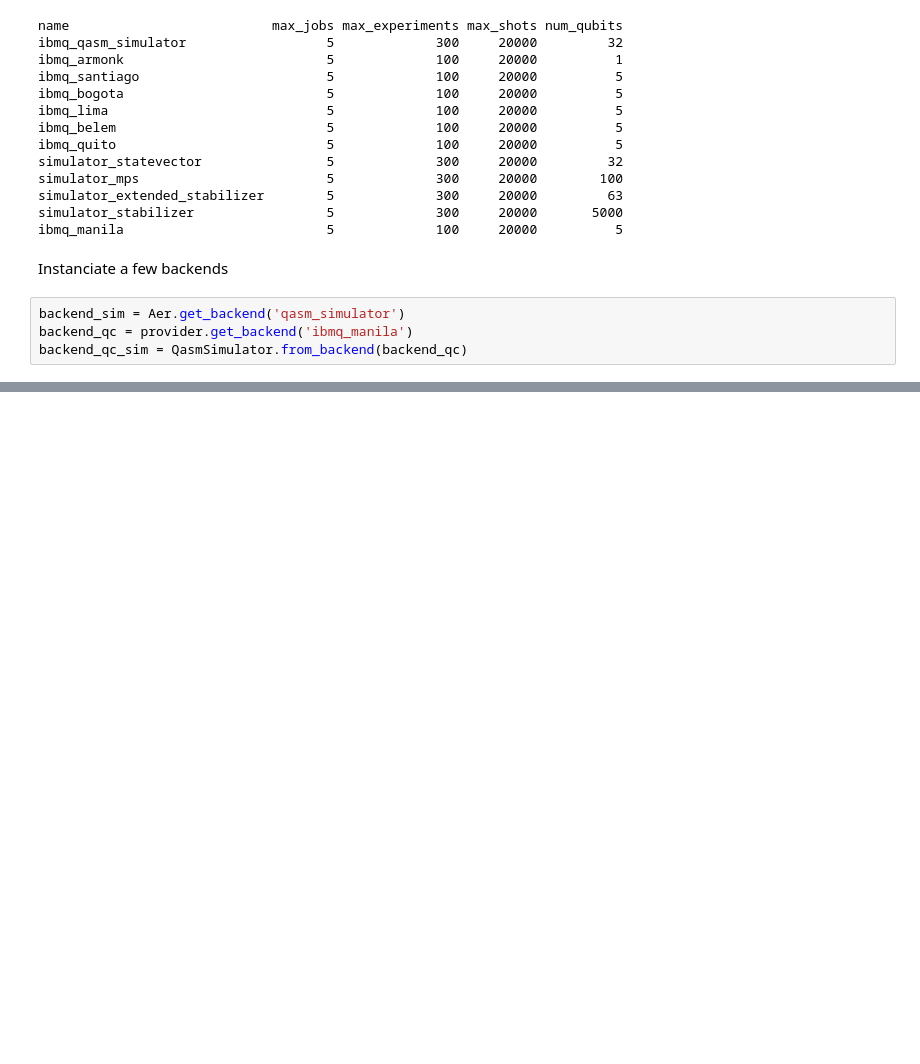
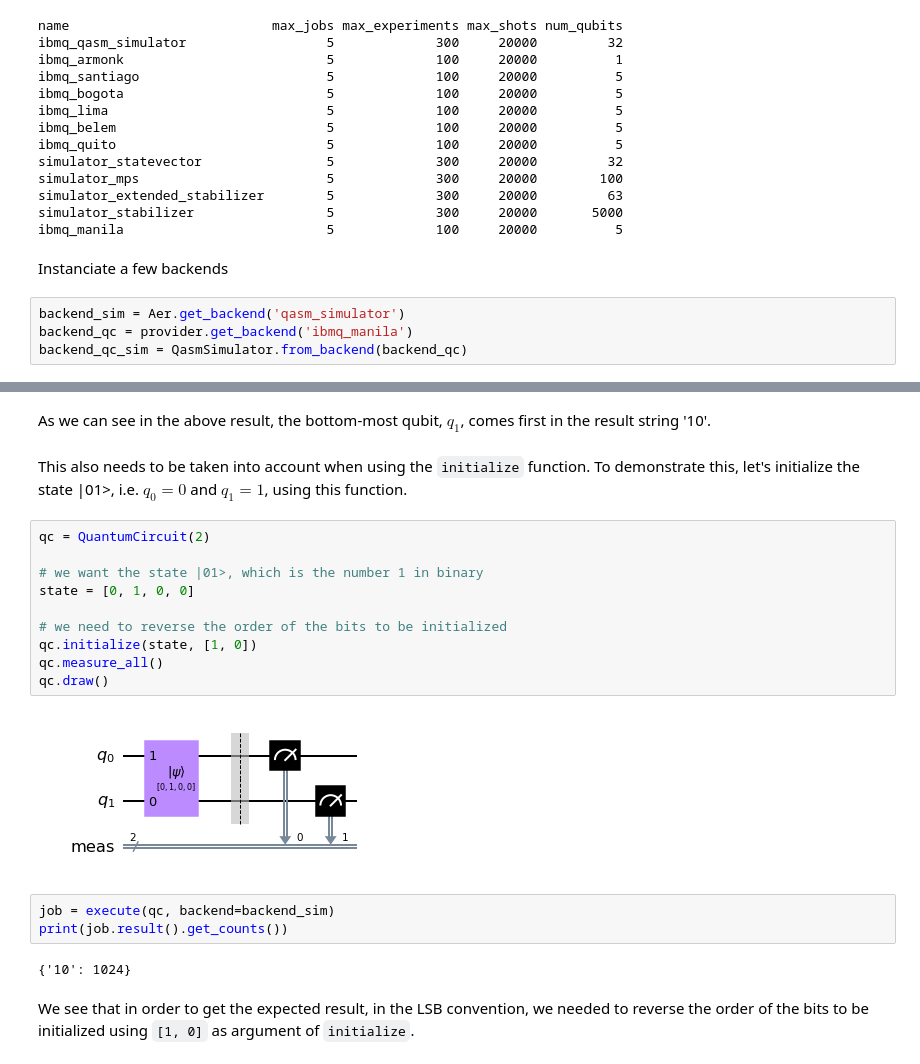
Before and after one commit to lhugens/quantum-computing, a Jupyter notebook: qiskit.ipynb, the cells around one changed output, grey strips where cells are left out. Cells and saved outputs as stored; diff of their text form; blank space fills up the shorter version.

```diff
--- a/qiskit.ipynb
+++ b/qiskit.ipynb
@@ -80,3 +132,26 @@ qc.draw()
+# %% [markdown]
+As we can see in the above result, the bottom-most qubit, $q_{1}$, comes first in the result string '10'.
+# %% [markdown]
+This also needs to be taken into account when using the `initialize` function. To demonstrate this, let's initialize the state |01>, i.e. $q_{0} = 0$ and $q_{1} = 1$, using this function.
+# %%
+qc = QuantumCircuit(2)
+
+# we want the state |01>, which is the number 1 in binary
+state = [0, 1, 0, 0]
+
+# we need to reverse the order of the bits to be initialized
+qc.initialize(state, [1, 0])
+qc.measure_all()
+qc.draw()
+# %% [output]
+[figure, added]
+# %%
+job = execute(qc, backend=backend_sim)
+print(job.result().get_counts())
+# %% [output]
+{'10': 1024}
+# %% [markdown]
+We see that in order to get the expected result, in the LSB convention, we needed to reverse the order of the bits to be initialized using `[1, 0]` as argument of `initialize`.
 # %%
 %qiskit_version_table
 # %% [output]
```
Also changed, not shown: parts of 22 cells of this notebook.
